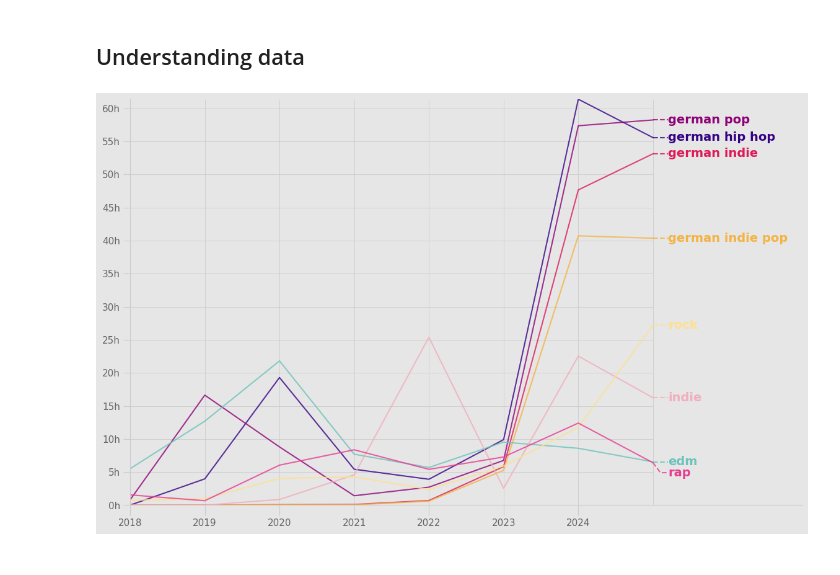
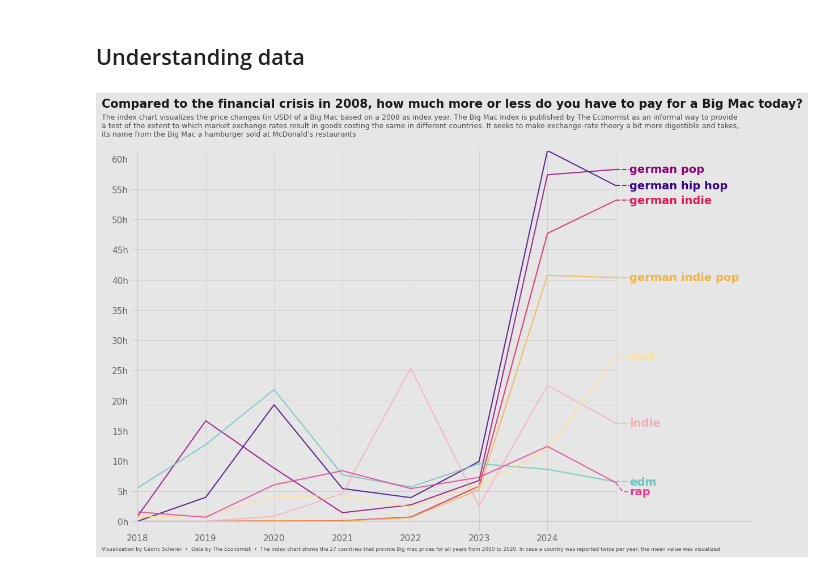
Before and after one commit to Innisvysom2/betterWrapped, a Jupyter notebook: betterWrapped.ipynb, the cells around one changed output. Saved outputs shown, nothing was run; the diff lists cells and outputs as text; code cells hidden in the pictures.

```diff
--- a/betterWrapped.ipynb
+++ b/betterWrapped.ipynb
@@ -541,31 +541,69 @@ for idx, genre in enumerate(df_top_attributes):
     ax.text(
         end.year + 0.2,
         y_end,
         genre,
         color=color,
         fontsize=14,
         weight="bold",
         fontfamily="DejaVu Sans",
         va="center"
     )
 
 ax.set_xlim(start.year, 2027)
 ax.set_ylim(0, y_max)
 
 ax.set_yticks([y for y in np.arange(0, y_max, 5)])
 ax.set_yticklabels([f"{y}h" for y in np.arange(0, y_max, 5).astype(int)], fontname="DejaVu Sans", fontsize=11,color=GREY_SCALE[4])
 
 ax.set_xticks([x for x in np.arange(start.year, end.year)])
 ax.set_xticklabels([x for x in np.arange(start.year, end.year)], fontname= "DejaVu Sans", fontsize=11,color=GREY_SCALE[4])
 
 ax.tick_params(axis="x", length=12, color=GREY_SCALE[8])
 ax.tick_params(axis="y", length=8, color=GREY_SCALE[8])
 
 ax.spines["left"].set_color(GREY_SCALE[8])
 ax.spines["bottom"].set_color(GREY_SCALE[8])
 ax.spines["right"].set_color("none")
 ax.spines["top"].set_color("none")
 
+
+#not my code ------------------------------------
+subtitle = [
+    "The index chart visualizes the price changes (in USD) of a Big Mac based on a 2008 as index year. The Big Mac Index is published by The Economist as an informal way to provide",
+    "a test of the extent to which market exchange rates result in goods costing the same in different countries. It seeks to make exchange-rate theory a bit more digestible and takes,",
+    "its name from the Big Mac a hamburger sold at McDonald's restaurants",
+]
+
+fig.text(
+    0.08,
+    0.97,
+    "Compared to the financial crisis in 2008, how much more or less do you have to pay for a Big Mac today?",
+    color=GREY_SCALE[1],
+    fontsize=15,
+    fontname="DejaVu Sans",
+    weight="bold"
+)
+
+fig.text(
+    0.08,
+    0.91,
+    "\n".join(subtitle),
+    ha="left",
+    color=GREY_SCALE[3],
+    fontname="DejaVu Sans",
+    fontsize=9,
+)
+
+fig.text(
+    0.08,
+    0.05,
+    "Visualization by Cédric Scherer  •  Data by The Economist  •  The index chart shows the 27 countries that provide Big mac prices for all years from 2000 to 2020. In case a country was reported twice per year, the mean value was visualized.",
+    fontname="DejaVu Sans",
+    fontsize=6.5,
+    color=GREY_SCALE[3],
+    ha="left"
+)
+
 plt.show()
 # %% [output]
-[figure, old version]
+[figure, new version]
```
